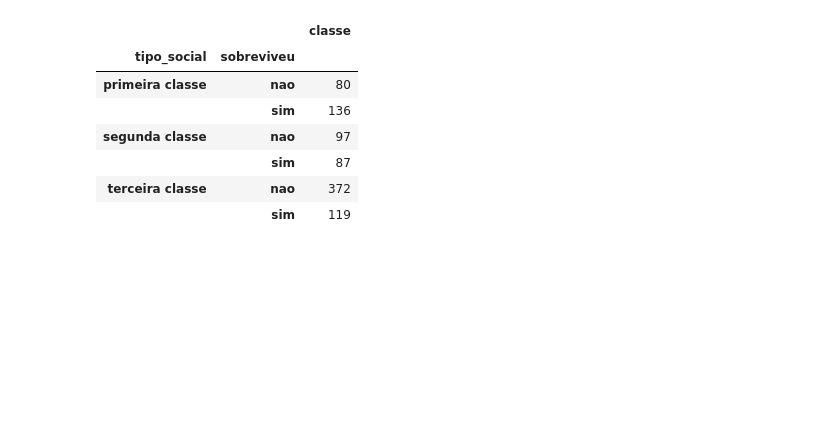
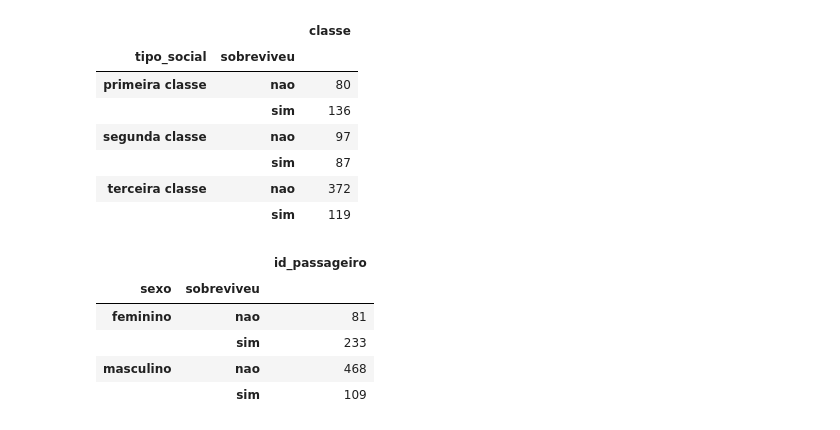
Before and after one commit to deniscruzrodrigues/intro_python_verao_ime_2023, a Jupyter notebook: exercicios/exercicio02.ipynb, the cells around one changed output. Saved outputs shown, nothing was run; the diff lists cells and outputs as text; code cells hidden in the pictures; blank space fills up the shorter version.

```diff
--- a/exercicios/exercicio02.ipynb
+++ b/exercicios/exercicio02.ipynb
@@ -267,4 +267,15 @@ df3[['tipo_social', 'classe', 'sobreviveu']].groupby(['tipo_social', 'sobreviveu
 # %%
 #Questão 12
 #Agrupe pelo sexo e pela coluna sobreviveu e conte a quantidade de pessoas que sobreviveram de acordo com o sexo.
-# uem sobreviveu mais? Homens ou mulheres?
+#Quem sobreviveu mais? Homens ou mulheres?
+df[['id_passageiro', 'sexo', 'sobreviveu']].groupby(['sexo', 'sobreviveu']).count()
+#Sobreviveram mais mulheres do que homens:
+#mulheres           233
+#homens             109
+# %% [output]
+|  |  | id_passageiro |
+| sexo | sobreviveu |  |
+| feminino | nao | 81 |
+|  | sim | 233 |
+| masculino | nao | 468 |
+|  | sim | 109 |
```
